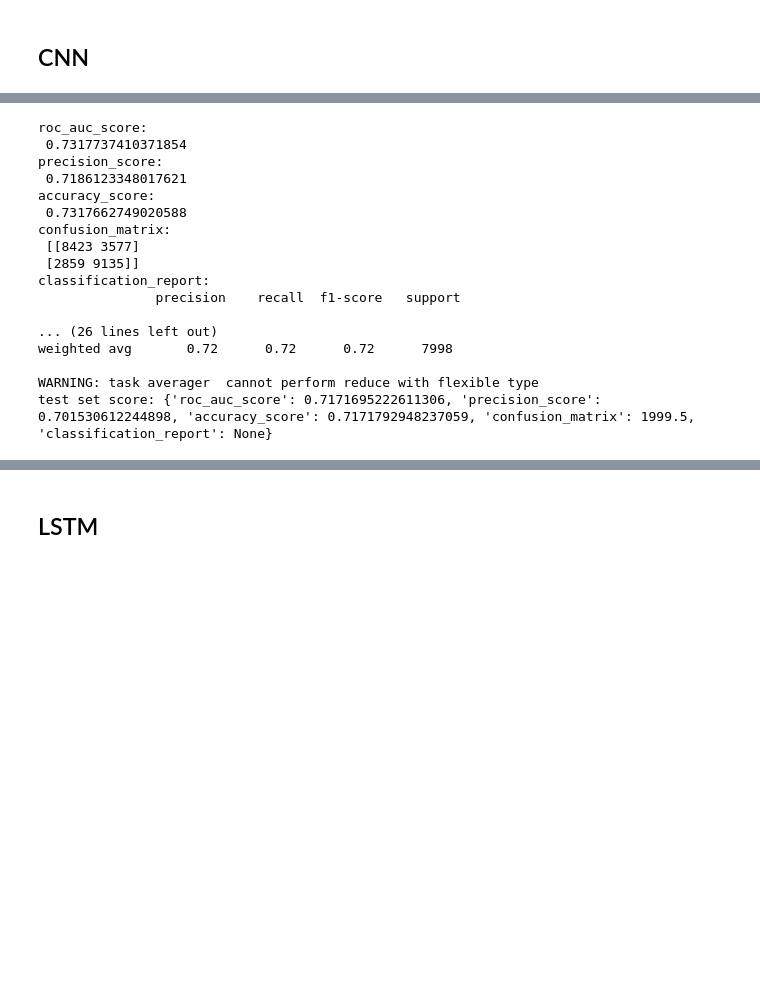
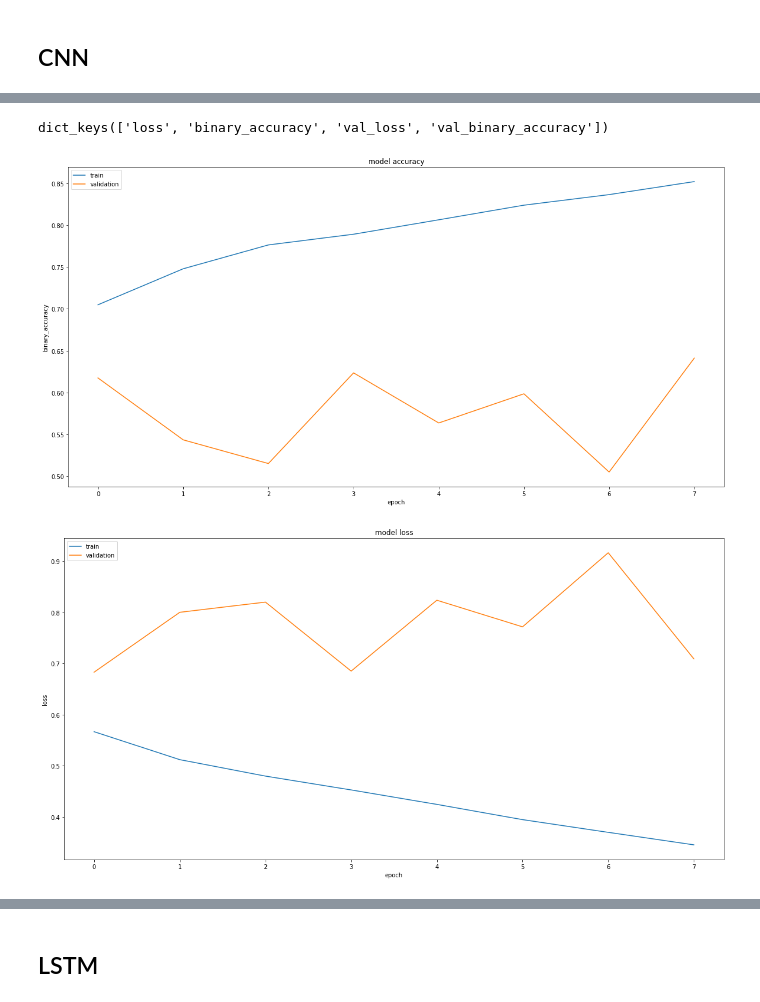
Before and after one commit to TiagoS16/SIB_SMILES, a Jupyter notebook: src/smiles/scripts/Etapa4.ipynb, the cells around one changed output, grey strips where cells are left out. Drawn from its saved outputs; the diff is of its cells as text; code cells hidden in the pictures; blank space fills up the shorter version.

```diff
--- a/src/smiles/scripts/Etapa4.ipynb
+++ b/src/smiles/scripts/Etapa4.ipynb
@@ -67,6 +73,8 @@ Labels_shape:  (39990,)
 # Data Split
 # %%
 splitter = SingletaskStratifiedSplitter()
-train_dataset, valid_dataset, test_dataset = splitter.train_valid_test_split(dataset=dataset, frac_train=0.6,
-                                                                             frac_valid=0.2, frac_test=0.2)
+# train_dataset, valid_dataset, test_dataset = splitter.train_valid_test_split(dataset=dataset, frac_train=0.6, frac_valid=0.2, frac_test=0.2)
+train_dataset, test_dataset = splitter.train_test_split(dataset=dataset, frac_train=0.8)
+
+input_dim = train_dataset.X.shape[1]
 # %% [output]
@@ -175,3 +204,10 @@ test set score: {'roc_auc_score': 0.8001910955477738, 'precision_score': 0.78021
 # %% [markdown]
 ## CNN
+# %%
+g_noise = 0.05
+C1_K=8
+C1_S=32
+C2_K=16
+C2_S=32
+learning_rate=0.01
 # %%
@@ -221,5 +246,4 @@ model = KerasModel(make_cnn_model, epochs=30, verbose=1)
 # %%
-print(train_dataset.X.shape, train_dataset.y.shape)
-
-model.fit(train_dataset)
+print(f'Train data size: {train_dataset.X.shape}\nTrain labels size: {train_dataset.y.shape}')
+history_cnn = cnn.fit(train_dataset.X, train_dataset.y, validation_split=0.2, epochs=8, batch_size=150, verbose=1)
 # %% [output]
@@ -261,27 +269,22 @@ Epoch 30/30
-# %%
-metrics = [Metric(roc_auc_score),
-          Metric(precision_score),
-          Metric(accuracy_score),
-          Metric(confusion_matrix),
-          Metric(classification_report)]
-
-print('training set score:', model.evaluate(train_dataset, metrics))
-print('test set score:', model.evaluate(test_dataset, metrics))
-# %% [output]
-roc_auc_score:
- 0.7317737410371854
-precision_score:
- 0.7186123348017621
-accuracy_score:
- 0.7317662749020588
-confusion_matrix:
- [[8423 3577]
- [2859 9135]]
-classification_report:
-               precision    recall  f1-score   support
-
-... (26 lines left out)
-weighted avg       0.72      0.72      0.72      7998
-
-WARNING: task averager  cannot perform reduce with flexible type
-test set score: {'roc_auc_score': 0.7171695222611306, 'precision_score': 0.701530612244898, 'accuracy_score': 0.7171792948237059, 'confusion_matrix': 1999.5, 'classification_report': None}
+# %%
+print(history_cnn.history.keys())
+# summarize history for accuracy
+plt.plot(history_cnn.history['binary_accuracy'])
+plt.plot(history_cnn.history['val_binary_accuracy'])
+plt.title('model accuracy')
+plt.ylabel('binary_accuracy')
+plt.xlabel('epoch')
+plt.legend(['train', 'validation'], loc='upper left')
+plt.show()
+# summarize history for loss
+plt.plot(history_cnn.history['loss'])
+plt.plot(history_cnn.history['val_loss'])
+plt.title('model loss')
+plt.ylabel('loss')
+plt.xlabel('epoch')
+plt.legend(['train', 'validation'], loc='upper left')
+plt.show()
+# %% [output]
+dict_keys(['loss', 'binary_accuracy', 'val_loss', 'val_binary_accuracy'])
+[figure, added]
+[figure, added]
```
Also changed, not shown: parts of 48 cells of this notebook.
